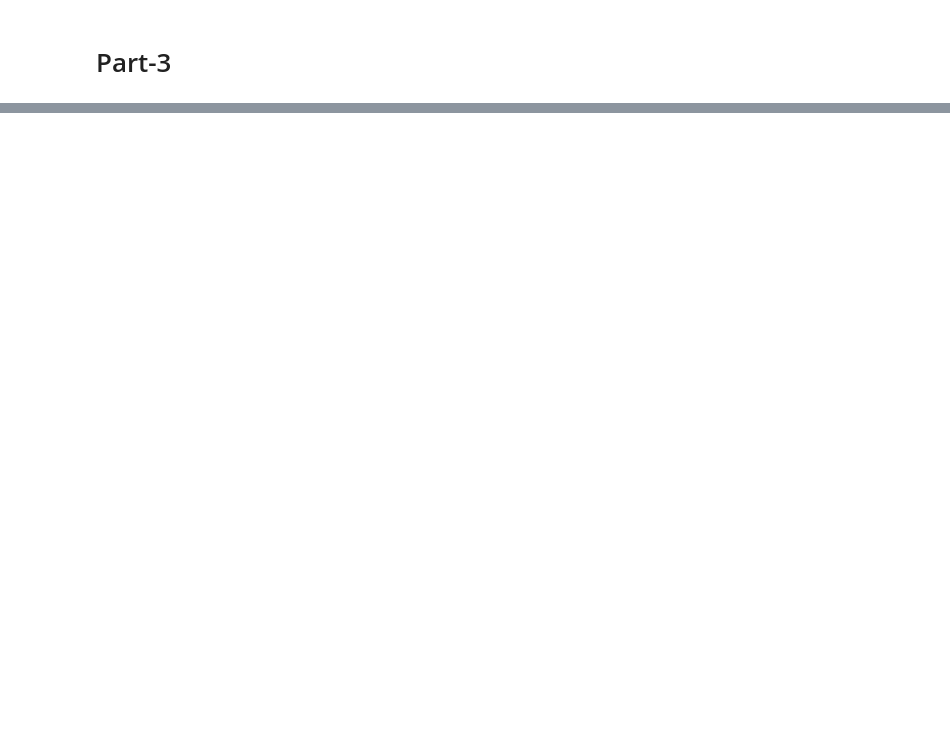
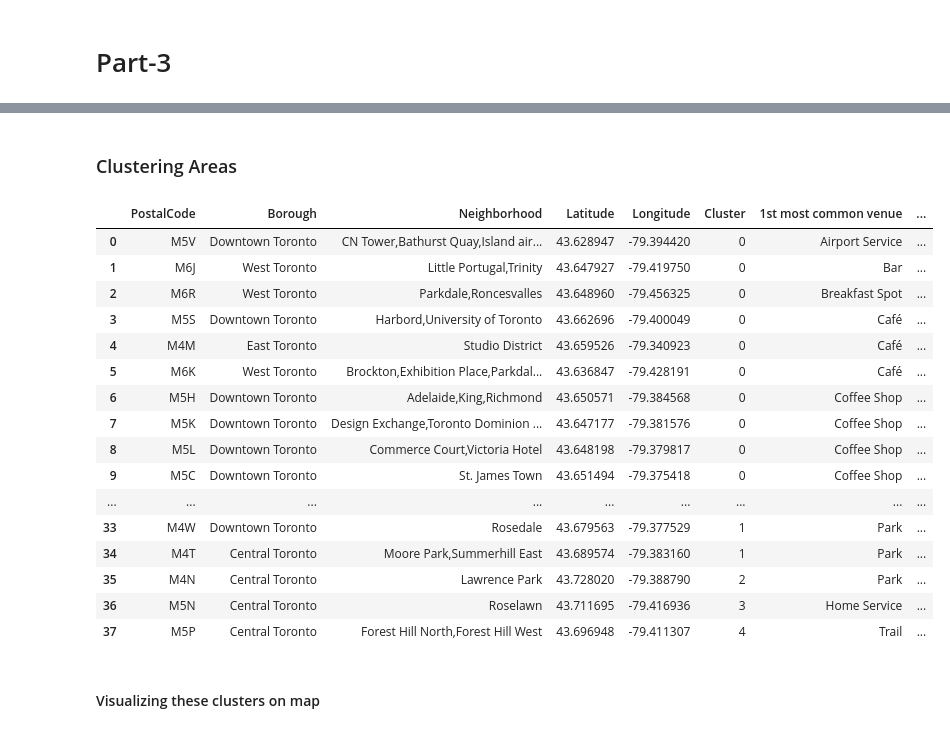
Before and after one commit to abhishek-shrm/Coursera_Capstone, a Jupyter notebook: project1-toronto.ipynb, the cells around one changed output, grey strips where cells are left out. Cells and saved outputs as stored; diff of their text form; code cells hidden in the pictures; blank space fills up the shorter version.

```diff
--- a/project1-toronto.ipynb
+++ b/project1-toronto.ipynb
@@ -176,0 +369,4 @@ toronto_df_cord.head()
+# %%
+toronto_venue_freq=toronto_venue_onehot.groupby(['PostalCode','Borough','Neighborhood']).mean().reset_index()
+print('Shape:',toronto_venue_freq.shape)
+toronto_venue_freq.head()
@@ -176,0 +384,25 @@ toronto_df_cord.head()
+# %%
+num_top_venues=10
+
+#creating columns
+indicator=['st','nd','rd']
+areaCol=['PostalCode','Borough','Neighborhood']
+freqCol=[]
+for n in range(1,num_top_venues+1):
+    try:
+        freqCol.append('{}{} most common venue'.format(n,indicator[n-1]))
+    except:
+        freqCol.append('{}{} most common venue'.format(n,'th'))
+cols=areaCol+freqCol
+
+#creating new dataframe
+toronto_venue_top=pd.DataFrame(columns=cols)
+toronto_venue_top['PostalCode']=toronto_venue_freq['PostalCode']
+toronto_venue_top['Borough']=toronto_venue_freq['Borough']
+toronto_venue_top['Neighborhood']=toronto_venue_freq['Neighborhood']
+for n in range(toronto_venue_freq.shape[0]):
+    row_categories = toronto_venue_freq.iloc[n, :].iloc[3:]
+    row_categories_sorted = row_categories.sort_values(ascending=False)
+    toronto_venue_top.iloc[n, 3:] = row_categories_sorted.index.values[0:num_top_venues]
+
+toronto_venue_top.head()
@@ -176,0 +416,38 @@ toronto_df_cord.head()
+# %% [markdown]
+### Clustering Areas
+# %%
+k_clusters=5
+
+toronto_venue_top_clustering=toronto_venue_freq.drop(['PostalCode','Borough','Neighborhood'],axis=1)
+
+k_means=KMeans(n_clusters=k_clusters,random_state=0)
+k_means.fit(toronto_venue_top_clustering)
+
+toronto_df_clustered=toronto_boroughs_df
+toronto_df_clustered['Cluster']=k_means.labels_
+
+toronto_df_clustered=toronto_df_clustered.join(toronto_venue_top.drop(['Borough','Neighborhood'],1).set_index('PostalCode'),on='PostalCode')
+#sorting freqColumns and Cluster column collectively
+
+toronto_df_clustered=toronto_df_clustered.sort_values(['Cluster']+freqCol).reset_index(drop=True)
+toronto_df_clustered
+# %% [output]
+|  | PostalCode | Borough | Neighborhood | Latitude | Longitude | Cluster | 1st most common venue | ... |
+| 0 | M5V | Downtown Toronto | CN Tower,Bathurst Quay,Island air... | 43.628947 | -79.394420 | 0 | Airport Service | ... |
+| 1 | M6J | West Toronto | Little Portugal,Trinity | 43.647927 | -79.419750 | 0 | Bar | ... |
+| 2 | M6R | West Toronto | Parkdale,Roncesvalles | 43.648960 | -79.456325 | 0 | Breakfast Spot | ... |
+| 3 | M5S | Downtown Toronto | Harbord,University of Toronto | 43.662696 | -79.400049 | 0 | Café | ... |
+| 4 | M4M | East Toronto | Studio District | 43.659526 | -79.340923 | 0 | Café | ... |
+| 5 | M6K | West Toronto | Brockton,Exhibition Place,Parkdal... | 43.636847 | -79.428191 | 0 | Café | ... |
+| 6 | M5H | Downtown Toronto | Adelaide,King,Richmond | 43.650571 | -79.384568 | 0 | Coffee Shop | ... |
+| 7 | M5K | Downtown Toronto | Design Exchange,Toronto Dominion ... | 43.647177 | -79.381576 | 0 | Coffee Shop | ... |
+| 8 | M5L | Downtown Toronto | Commerce Court,Victoria Hotel | 43.648198 | -79.379817 | 0 | Coffee Shop | ... |
+| 9 | M5C | Downtown Toronto | St. James Town | 43.651494 | -79.375418 | 0 | Coffee Shop | ... |
+| ... | ... | ... | ... | ... | ... | ... | ... | ... |
+| 33 | M4W | Downtown Toronto | Rosedale | 43.679563 | -79.377529 | 1 | Park | ... |
+| 34 | M4T | Central Toronto | Moore Park,Summerhill East | 43.689574 | -79.383160 | 1 | Park | ... |
+| 35 | M4N | Central Toronto | Lawrence Park | 43.728020 | -79.388790 | 2 | Park | ... |
+| 36 | M5N | Central Toronto | Roselawn | 43.711695 | -79.416936 | 3 | Home Service | ... |
+| 37 | M5P | Central Toronto | Forest Hill North,Forest Hill West | 43.696948 | -79.411307 | 4 | Trail | ... |
+# %% [markdown]
+#### Visualizing these clusters on map
```
Also changed, not shown: parts of 45 cells of this notebook.
